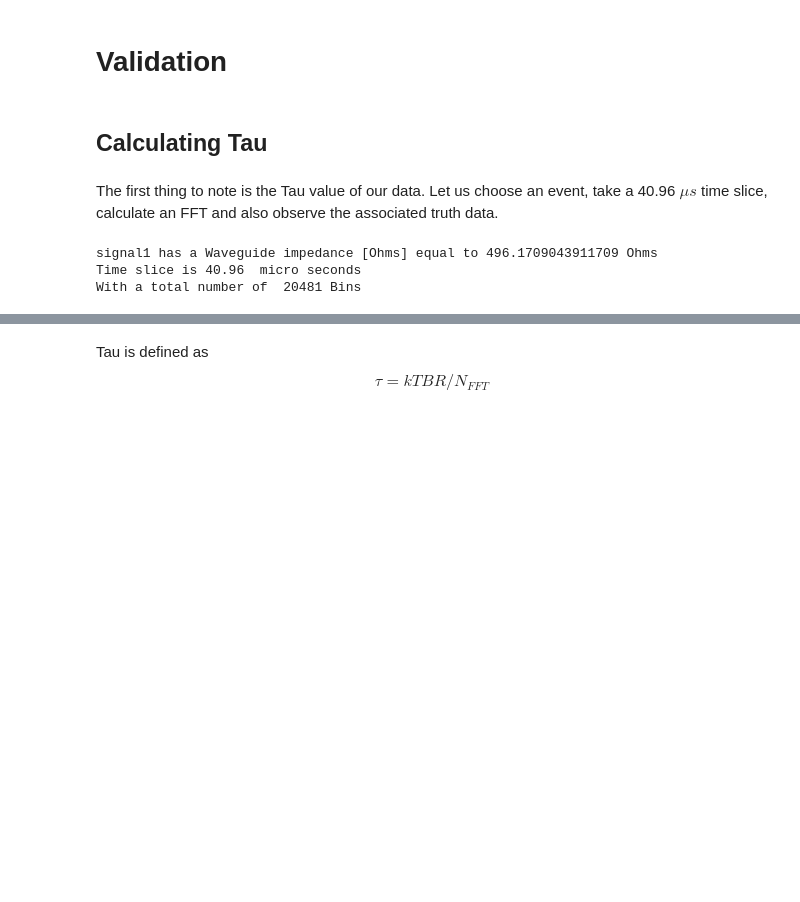
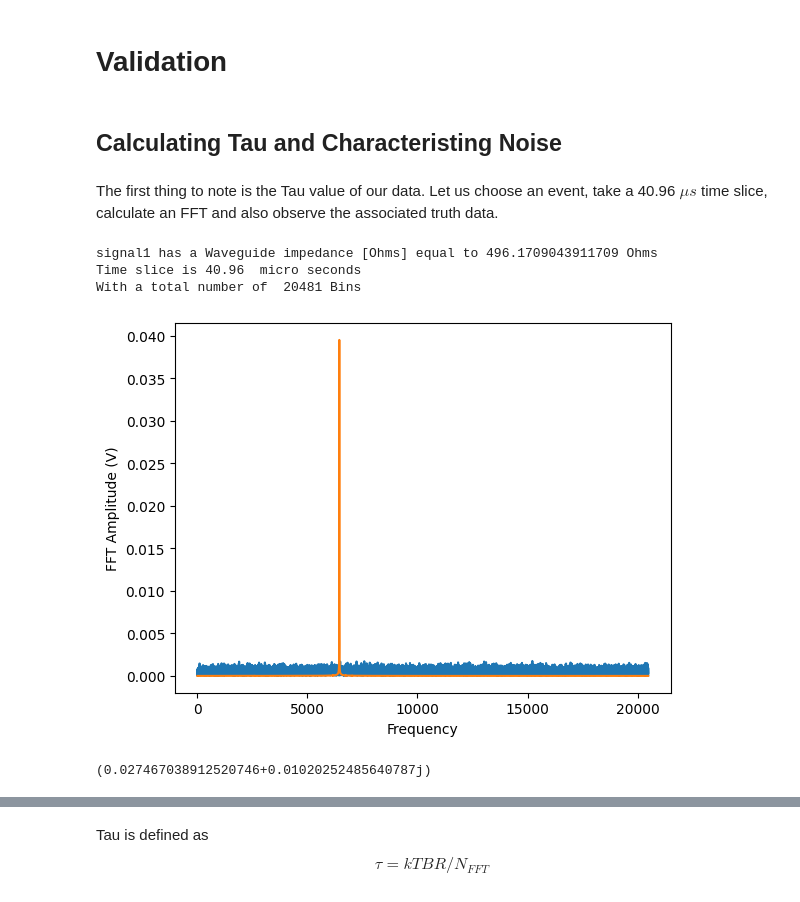
Before and after one commit to QTNM/PowerCutStats, a Jupyter notebook: examples/Validation.ipynb, the cells around one changed output, grey strips where cells are left out. Cells and saved outputs as stored; diff of their text form; code cells hidden in the pictures; blank space fills up the shorter version.

```diff
--- a/examples/Validation.ipynb
+++ b/examples/Validation.ipynb
@@ -8,6 +8,6 @@ from __init__ import *
 from data_tools import *
 from testing import *
 # %% [markdown]
-## Calculating Tau
+## Calculating Tau and Characteristing Noise
 # %% [markdown]
 The first thing to note is the Tau value of our data. Let us choose an event, take a 40.96 $\mu s$ time slice, calculate an FFT and also observe the associated truth data.
@@ -14,17 +37,49 @@ The first thing to note is the Tau value of our data. Let us choose an event, ta
 # %%
 file = path + '90harmonic.h5'
+index = 0
 
 strings, attributes, attributes_values = get_attributes(file)
-print(strings[0], "has a", attributes[9], 'equal to', attributes_values[0][9], 'Ohms')
 
-signal = get_signal(file, strings[0])
+impedance = attributes_values[index][9]
+
+print(strings[index], "has a", attributes[9], 'equal to', impedance, 'Ohms')
+
+signal = get_signal(file, strings[index])
+
 no_samples = 40960 # For a 40.96 us time slice
 
-signal_fft = np.fft.rfft(signal, no_samples)
+signal_fft = np.fft.rfft(signal[:no_samples]) * 16 # Account for power issues, 16 is a scaling factor
 
 print('Time slice is', no_samples * 1e-9 * 1e6, ' micro seconds')
 print('With a total number of ', len(np.abs(signal_fft)), 'Bins')
+
+# Noise FFT
+noise = generate_noise(5, no_samples, resistance = impedance)
+
+noise_fft = np.fft.rfft(noise)
+
+plt.plot(np.abs(noise_fft))
+plt.plot(np.abs(signal_fft))
+plt.ylabel('FFT Amplitude (V)')
+plt.xlabel('Frequency')
+plt.show()
+
+# n_fft = np.abs(noise_fft)**2
+# s_fft = np.abs(signal_fft)**2
+
+
+# plt.plot(s_fft/impedance)
+# plt.plot(n_fft/impedance)
+# plt.ylabel('Power (A^2/R)')
+# plt.xlabel('Frequency')
+# plt.show()
+
+
+sig_val = np.max(abs(signal_fft))
+print(np.max(signal_fft))
 # %% [output]
 signal1 has a Waveguide impedance [Ohms] equal to 496.1709043911709 Ohms
 Time slice is 40.96  micro seconds
 With a total number of  20481 Bins
+[figure, added]
+(0.027467038912520746+0.01020252485640787j)
```
Also changed, not shown: parts of 18 cells of this notebook, 39 other files.
